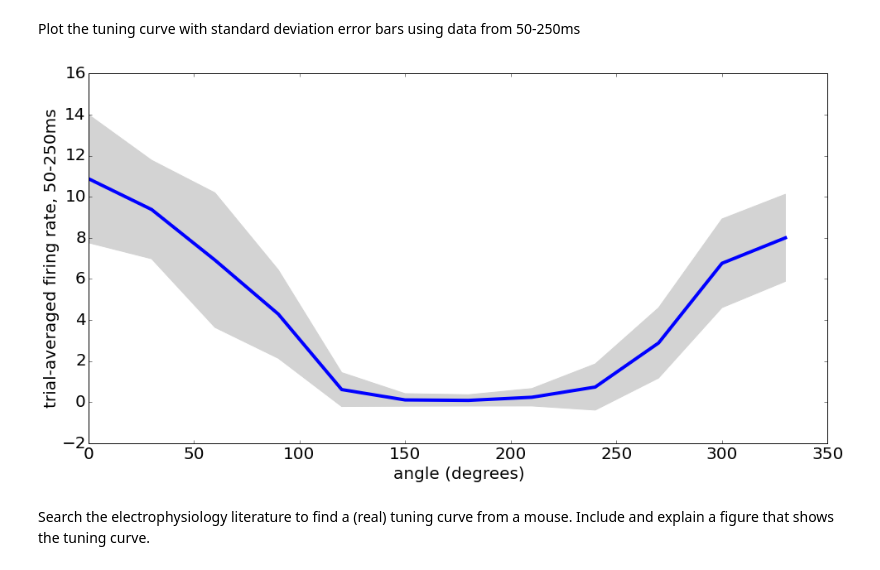
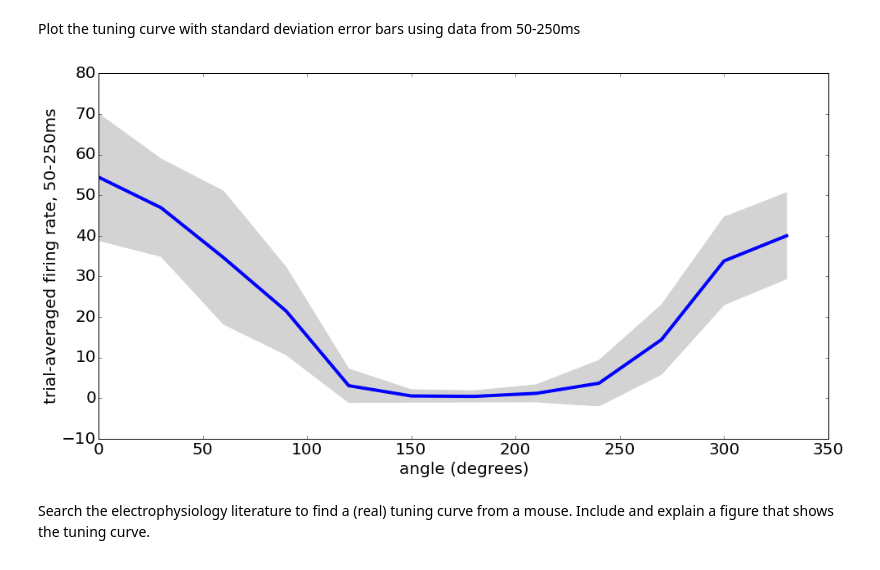
Before and after one commit to Kanaderu/SYDE552-750, a Jupyter notebook: SYDE552-750AssignmentNeuronResponses.ipynb, the cells around one changed output. Saved outputs shown, nothing was run; the diff lists cells and outputs as text; code cells hidden in the pictures.

```diff
--- a/SYDE552-750AssignmentNeuronResponses.ipynb
+++ b/SYDE552-750AssignmentNeuronResponses.ipynb
@@ -136,36 +166,36 @@ def one_d():
 	trial_indices=np.array([np.where(directions==u)[1].tolist()
 		for u in unique_directions])
 
 	#calculate spike rate = spike count/time for each direction, avg over trials
 	rate_vs_direction_mean=[]
 	rate_vs_direction_std=[]
 	for direction in trial_indices:
 		dir_spikes_count=[]
 		for trial in direction:
 			trial_spike_times=spikeTimes[0][trial][0]
 			#find indices of spikes between 50 and 250 ms
 			fifty_to_twofifty_indices=np.where(trial_spike_times[
 				(0.050<=trial_spike_times) & (trial_spike_times<=0.250)])[0]
 			fifty_to_twofifty_spike_count=len(fifty_to_twofifty_indices)
 			dir_spikes_count.append(fifty_to_twofifty_spike_count)
-		rate_vs_direction_mean.append(np.average(dir_spikes_count))
-		rate_vs_direction_std.append(np.std(dir_spikes_count))
+		rate_vs_direction_mean.append(np.average(dir_spikes_count)/(0.250-0.050))
+		rate_vs_direction_std.append(np.std(dir_spikes_count)/(0.250-0.050))
 
 	#Plot the tuning curve
 	fig=plt.figure(figsize=(16,8))
 	ax=fig.add_subplot(111)
 	ax.plot(unique_directions,rate_vs_direction_mean)
 	ax.fill_between(unique_directions,
 		np.subtract(rate_vs_direction_mean,rate_vs_direction_std),
 		np.add(rate_vs_direction_mean,rate_vs_direction_std),
 		color='lightgray')
 	ax.set_xlabel('angle (degrees)')
 	ax.set_ylabel('trial-averaged firing rate, 50-250ms')
 	plt.show()
 
 one_d()
 # %% [output]
-[figure, old version]
+[figure, new version]
 # %% [markdown]
 Search the electrophysiology literature to find a (real) tuning curve from a mouse. Include and explain a figure that shows the tuning curve.
 # %%
```
Also changed, not shown: parts of 16 cells of this notebook.
